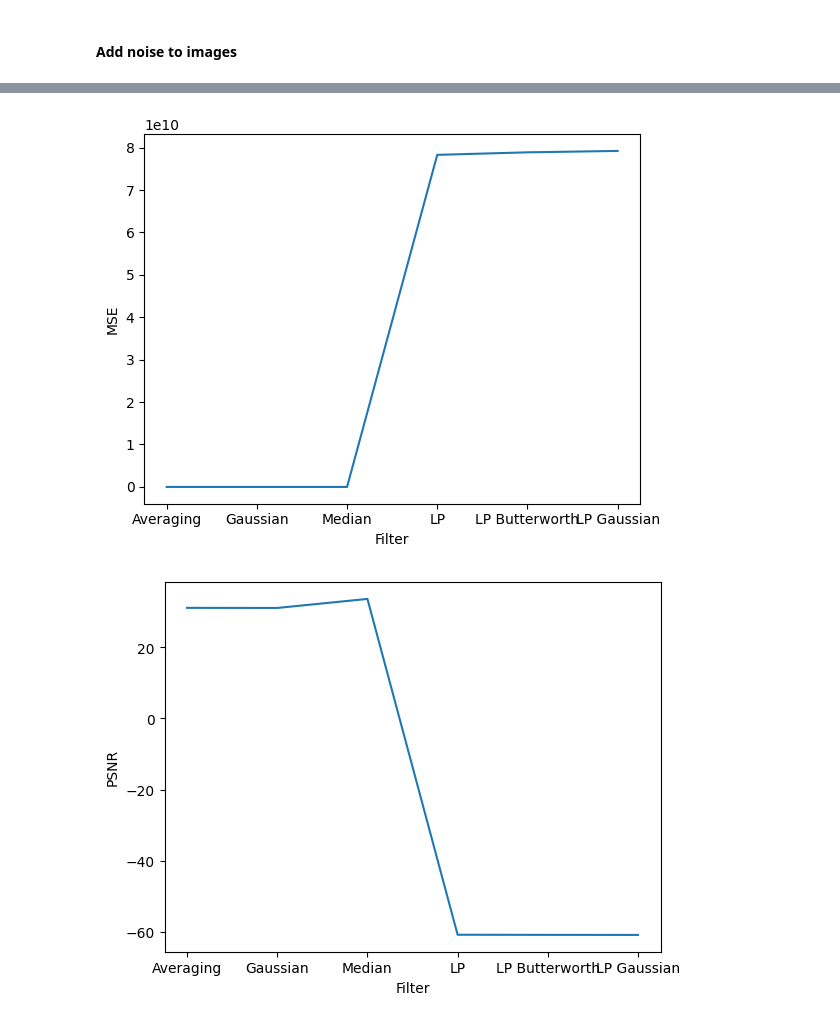
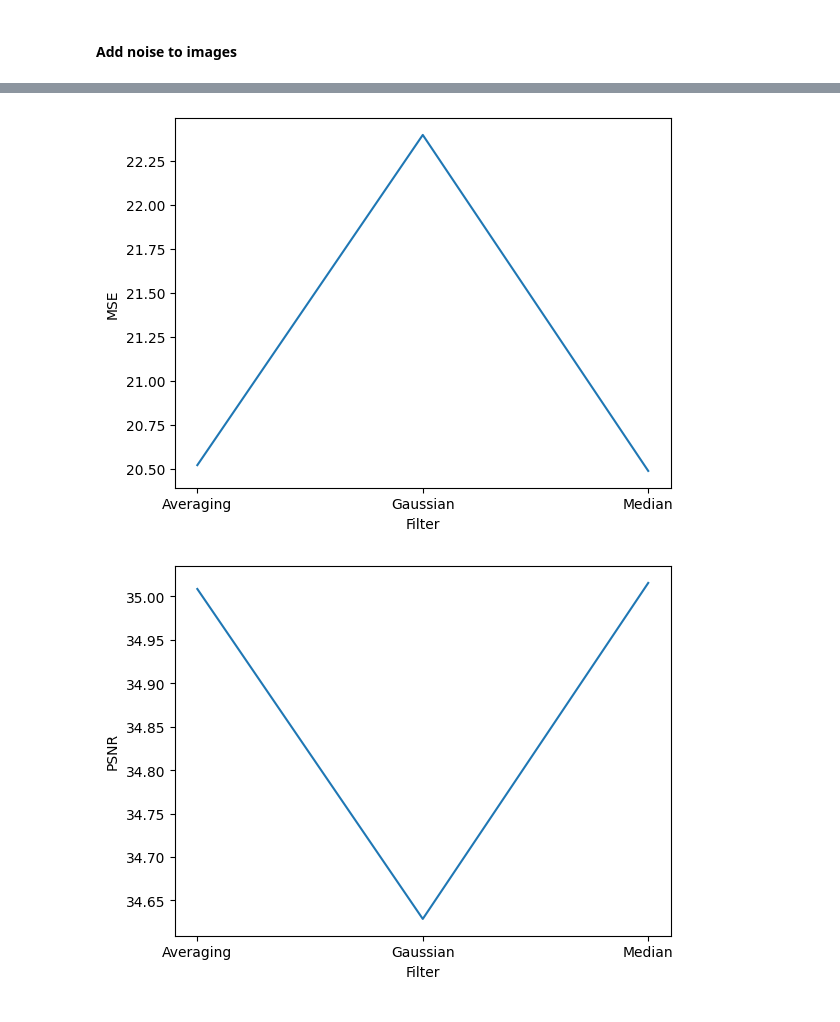
Before and after one commit to bulkobubulko/image-denoising, a Jupyter notebook: image-denoising.ipynb, the cells around one changed output, grey strips where cells are left out. Drawn from its saved outputs; the diff is of its cells as text; code cells hidden in the pictures.

```diff
--- a/image-denoising.ipynb
+++ b/image-denoising.ipynb
@@ -28,7 +37,17 @@ def load_images():
 # %% [markdown]
 #### Additive noise
 # %%
-def add_noise(img, mean=0, std=100):
+def add_noise(img, mean=0, std=30):
+    """Add Gaussian noise to an image.
+
+    Args:
+        img (numpy.ndarray): Input image.
+        mean (float): Mean of the Gaussian noise distribution.
+        std (float): Standard deviation of the Gaussian noise distribution.
+
+    Returns:
+        tuple: Tuple containing original image and noisy image.
+    """
     h, w = img.shape
     noise = np.random.normal(mean, std, (h, w))
     img_noisy = img + noise
@@ -360,30 +403,47 @@ plt.show()
 # %%
 img = cv2.imread('./data/images/input-0.png', cv2.IMREAD_GRAYSCALE)
+img, img_noisy = add_noise(img, 0, 30)
 
-img, img_noisy = add_noise(img, 0, 60)
+img_avg = averaging_filter(img_noisy, 13)
+img_gaussian = gaussian_filter(img_noisy, 15)
+img_median = median_filter(img_noisy, 21)
 
-img_avg = averaging_filter(img_noisy, 16)
-img_gaussian = gaussian_filter(img_noisy, 25)
-img_median = median_filter(img_noisy, 29)
+mse_values = [mse(img, img_avg), mse(img, img_gaussian), mse(img, img_median)]
+psnr_values = [psnr(img, img_avg), psnr(img, img_gaussian), psnr(img, img_median)]
 
-img_low_pass = low_pass_filter(img_noisy, 1)
-img_low_pass_butterworth = low_pass_butterworth_filter(img_noisy, 2, 2)
-img_low_pass_gaussian = low_pass_gaussian_filter(img_noisy, 2)
-
-mse_values = [mse(img, img_avg), mse(img, img_gaussian), mse(img, img_median), mse(img, img_low_pass), mse(img, img_low_pass_butterworth), mse(img, img_low_pass_gaussian)]
-psnr_values = [psnr(img, img_avg), psnr(img, img_gaussian), psnr(img, img_median), psnr(img, img_low_pass), psnr(img, img_low_pass_butterworth), psnr(img, img_low_pass_gaussian)]
-
-filters = ['Averaging', 'Gaussian', 'Median', 'LP', 'LP Butterworth', 'LP Gaussian']
+filters = ['Averaging', 'Gaussian', 'Median']
 
 plt.plot(filters, mse_values)
 plt.xlabel('Filter')
 plt.ylabel('MSE')
 plt.show()
 
 plt.plot(filters, psnr_values)
 plt.xlabel('Filter')
 plt.ylabel('PSNR')
 plt.show()
+
+img = cv2.imread('./data/images/input-0.png', cv2.IMREAD_GRAYSCALE)
+img, img_noisy = add_noise(img, 0, 30)
+
+img_low_pass, filter = low_pass_filter(img_noisy, 50)
+img_low_pass_butterworth, filter = low_pass_butterworth_filter(img_noisy, 50, 2)
+img_low_pass_gaussian, filter = low_pass_gaussian_filter(img_noisy, 50)
+
+mse_values = [mse(img, img_low_pass), mse(img, img_low_pass_butterworth), mse(img, img_low_pass_gaussian)]
+psnr_values = [psnr(img, img_low_pass), psnr(img, img_low_pass_butterworth), psnr(img, img_low_pass_gaussian)]
+
+filters = ['LP', 'LP Butterworth', 'LP Gaussian']
+
+plt.plot(filters, mse_values)
+plt.xlabel('Filter')
+plt.ylabel('MSE')
+plt.show()
+
+plt.plot(filters, psnr_values)
+plt.xlabel('Filter')
+plt.ylabel('PSNR')
+plt.show()
 # %% [output]
-[figure, old version]
+[figure, new version]
-[figure, old version]
+[figure, new version]
```
Also changed, not shown: parts of 15 cells of this notebook.
